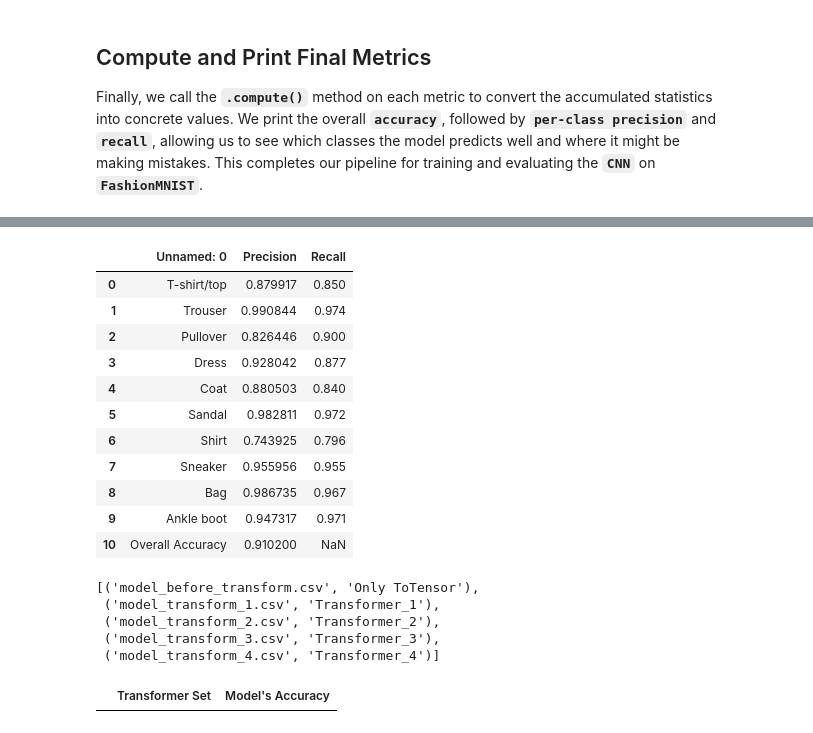
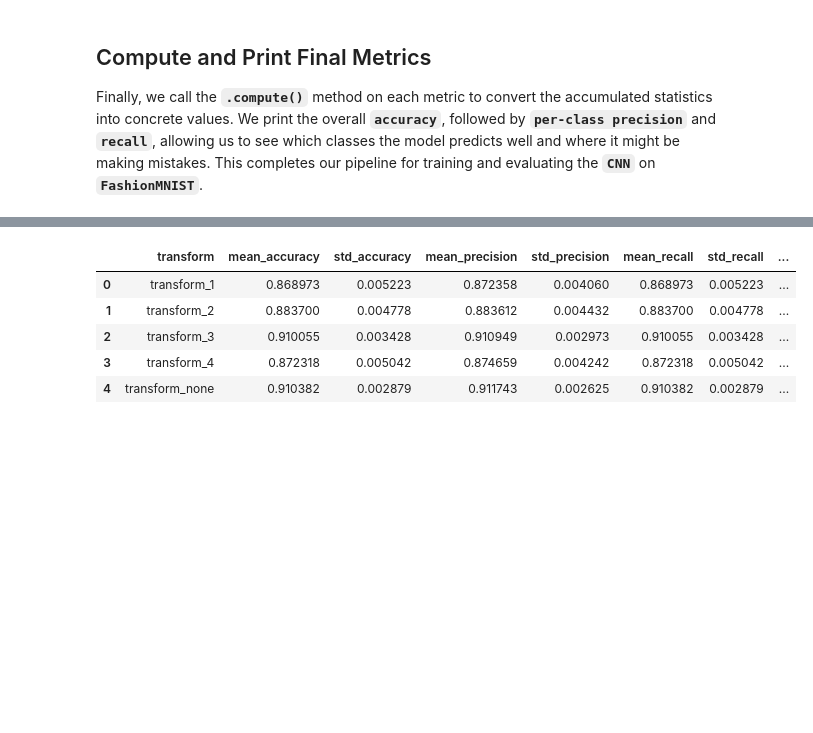
Before and after one commit to WasinYok/AutoTag-with-CNN, a Jupyter notebook: Cloth_tagging_with_CNN.ipynb, the cells around one changed output, grey strips where cells are left out. Cells and saved outputs as stored; diff of their text form; code cells hidden in the pictures; blank space fills up the shorter version.

Commit message:
Update the evaluation process by defining new function called "train_and_evaluate_multiple_runs"

```diff
--- a/Cloth_tagging_with_CNN.ipynb
+++ b/Cloth_tagging_with_CNN.ipynb
@@ -457,0 +647,34 @@ df_results.to_csv("model_transform_4.csv")
+# %%
+# Example seeds to run multiple times
+seeds = np.arange(10, 21, 1).tolist()
+
+# Dictionary of transforms to evaluate
+transform_candidates = {
+    "transform_1": train_transforms_1,
+    "transform_2": train_transforms_2,
+    "transform_3": train_transforms_3,
+    "transform_4": train_transforms_4,
+    "transform_none": transforms.ToTensor(),
+}
+
+# List to store results from all transforms
+all_results = []
+
+# Loop through each transform, run multiple times, collect results
+for t_name, t_object in transform_candidates.items():
+    summary = train_and_evaluate_multiple_runs(
+        transform = t_object,
+        transform_name = t_name,
+        seeds = seeds,
+        num_epochs = 10
+    )
+    all_results.append(summary)
+
+# Create a DataFrame of final summary results
+df_summary = pd.DataFrame(all_results)
+
+print("\n===== Final Summary Across All Transforms =====")
+print(df_summary)
+
+# (Optional) Save to CSV
+df_summary.to_csv("multi_run_summary.csv", index=False)
@@ -458,38 +699,26 @@ df_results.to_csv("model_transform_4.csv")
+# %%
+df_summary
+# %% [output]
+|  | transform | mean_accuracy | std_accuracy | mean_precision | std_precision | mean_recall | std_recall | ... |
+| 0 | transform_1 | 0.868973 | 0.005223 | 0.872358 | 0.004060 | 0.868973 | 0.005223 | ... |
+| 1 | transform_2 | 0.883700 | 0.004778 | 0.883612 | 0.004432 | 0.883700 | 0.004778 | ... |
+| 2 | transform_3 | 0.910055 | 0.003428 | 0.910949 | 0.002973 | 0.910055 | 0.003428 | ... |
+| 3 | transform_4 | 0.872318 | 0.005042 | 0.874659 | 0.004242 | 0.872318 | 0.005042 | ... |
+| 4 | transform_none | 0.910382 | 0.002879 | 0.911743 | 0.002625 | 0.910382 | 0.002879 | ... |
 # %%
-df = pd.read_csv("model_before_transform.csv")
+# df = pd.read_csv("model_before_transform.csv")
 
-df
+# df
-# %% [output]
-|  | Unnamed: 0 | Precision | Recall |
-| 0 | T-shirt/top | 0.879917 | 0.850 |
-| 1 | Trouser | 0.990844 | 0.974 |
-| 2 | Pullover | 0.826446 | 0.900 |
-| 3 | Dress | 0.928042 | 0.877 |
-| 4 | Coat | 0.880503 | 0.840 |
-| 5 | Sandal | 0.982811 | 0.972 |
-| 6 | Shirt | 0.743925 | 0.796 |
-| 7 | Sneaker | 0.955956 | 0.955 |
-| 8 | Bag | 0.986735 | 0.967 |
-| 9 | Ankle boot | 0.947317 | 0.971 |
-| 10 | Overall Accuracy | 0.910200 | NaN |
 # %%
-file_list = ["model_before_transform.csv", "model_transform_1.csv", "model_transform_2.csv", "model_transform_3.csv", "model_transform_4.csv"]
+# file_list = ["model_before_transform.csv", "model_transform_1.csv", "model_transform_2.csv", "model_transform_3.csv", "model_transform_4.csv"]
 
-transformer_list = ["Only ToTensor", "Transformer_1", "Transformer_2", "Transformer_3", "Transformer_4"]
+# transformer_list = ["Only ToTensor", "Transformer_1", "Transformer_2", "Transformer_3", "Transformer_4"]
 
-zip_list = list(zip(file_list, transformer_list))
+# zip_list = list(zip(file_list, transformer_list))
 
-zip_list
+# zip_list
-# %% [output]
-[('model_before_transform.csv', 'Only ToTensor'),
- ('model_transform_1.csv', 'Transformer_1'),
- ('model_transform_2.csv', 'Transformer_2'),
- ('model_transform_3.csv', 'Transformer_3'),
- ('model_transform_4.csv', 'Transformer_4')]
 # %%
-df_accuracy = pd.DataFrame(columns=["Transformer Set", "Model's Accuracy"])
+# df_accuracy = pd.DataFrame(columns=["Transformer Set", "Model's Accuracy"])
 
-df_accuracy
+# df_accuracy
-# %% [output]
-|  | Transformer Set | Model's Accuracy |
 # %%
```
Also changed, not shown: parts of 23 cells of this notebook, 2 other files.
